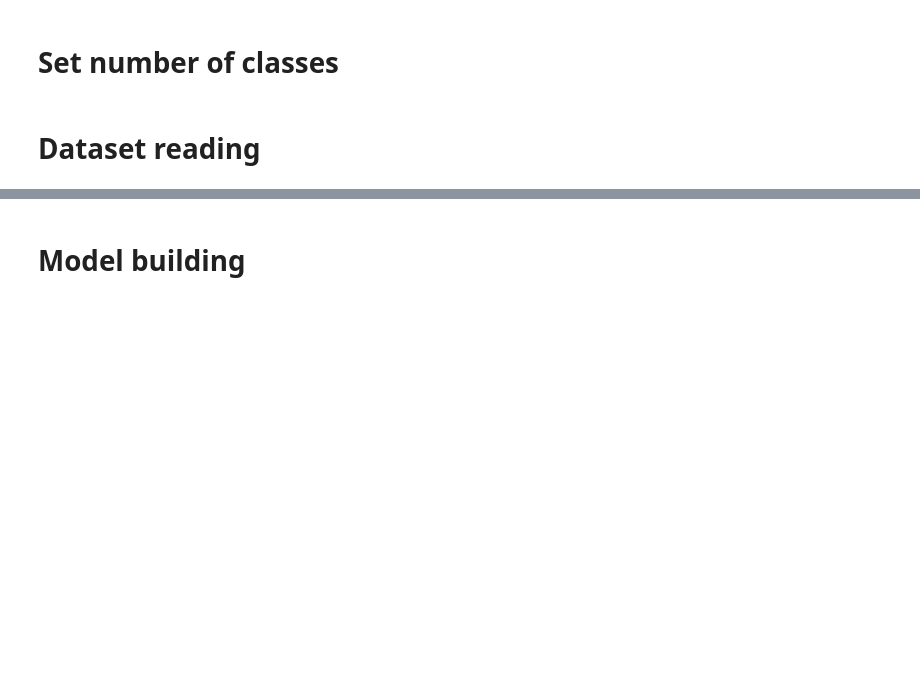
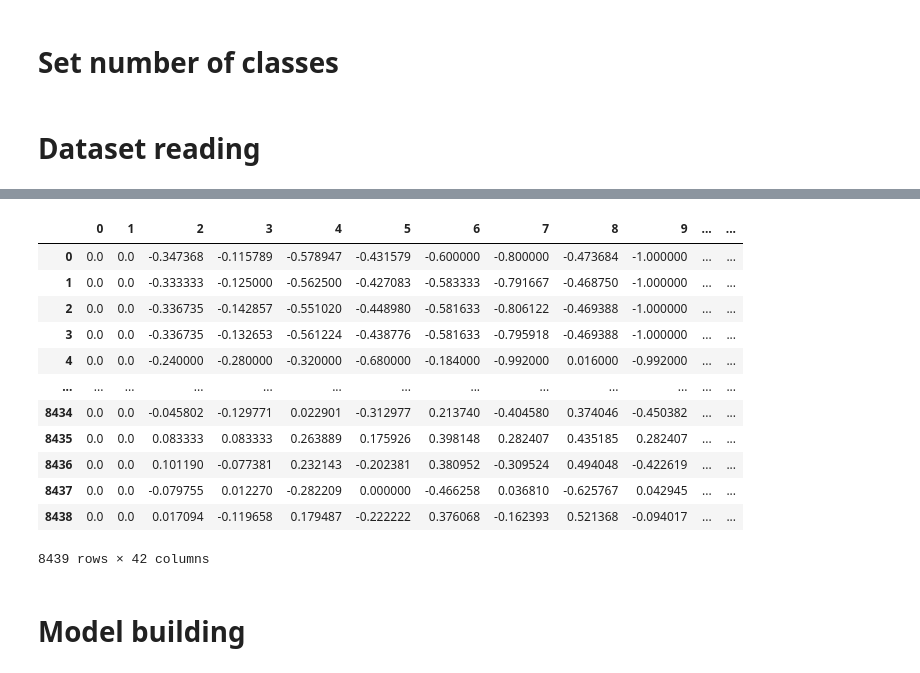
Before and after one commit to alfianp613/sibialpha-classification, a Jupyter notebook: mediapipe/keypoint_classification_EN.ipynb, the cells around one changed output, grey strips where cells are left out. Saved outputs shown, nothing was run; the diff lists cells and outputs as text; code cells hidden in the pictures; blank space fills up the shorter version.

```diff
--- a/mediapipe/keypoint_classification_EN.ipynb
+++ b/mediapipe/keypoint_classification_EN.ipynb
@@ -25,3 +46,20 @@ y_dataset = np.loadtxt(dataset, delimiter=',', dtype='int32', usecols=(0))
+# %%
+df = pd.DataFrame(X_dataset)
+df['y'] =
+# %% [output]
+|  | 0 | 1 | 2 | 3 | 4 | 5 | 6 | 7 | 8 | 9 | ... | ... |
+| 0 | 0.0 | 0.0 | -0.347368 | -0.115789 | -0.578947 | -0.431579 | -0.600000 | -0.800000 | -0.473684 | -1.000000 | ... | ... |
+| 1 | 0.0 | 0.0 | -0.333333 | -0.125000 | -0.562500 | -0.427083 | -0.583333 | -0.791667 | -0.468750 | -1.000000 | ... | ... |
+| 2 | 0.0 | 0.0 | -0.336735 | -0.142857 | -0.551020 | -0.448980 | -0.581633 | -0.806122 | -0.469388 | -1.000000 | ... | ... |
+| 3 | 0.0 | 0.0 | -0.336735 | -0.132653 | -0.561224 | -0.438776 | -0.581633 | -0.795918 | -0.469388 | -1.000000 | ... | ... |
+| 4 | 0.0 | 0.0 | -0.240000 | -0.280000 | -0.320000 | -0.680000 | -0.184000 | -0.992000 | 0.016000 | -0.992000 | ... | ... |
+| ... | ... | ... | ... | ... | ... | ... | ... | ... | ... | ... | ... | ... |
+| 8434 | 0.0 | 0.0 | -0.045802 | -0.129771 | 0.022901 | -0.312977 | 0.213740 | -0.404580 | 0.374046 | -0.450382 | ... | ... |
+| 8435 | 0.0 | 0.0 | 0.083333 | 0.083333 | 0.263889 | 0.175926 | 0.398148 | 0.282407 | 0.435185 | 0.282407 | ... | ... |
+| 8436 | 0.0 | 0.0 | 0.101190 | -0.077381 | 0.232143 | -0.202381 | 0.380952 | -0.309524 | 0.494048 | -0.422619 | ... | ... |
+| 8437 | 0.0 | 0.0 | -0.079755 | 0.012270 | -0.282209 | 0.000000 | -0.466258 | 0.036810 | -0.625767 | 0.042945 | ... | ... |
+| 8438 | 0.0 | 0.0 | 0.017094 | -0.119658 | 0.179487 | -0.222222 | 0.376068 | -0.162393 | 0.521368 | -0.094017 | ... | ... |
+8439 rows × 42 columns
 # %%
 X_train, X_test, y_train, y_test = train_test_split(X_dataset, y_dataset, train_size=0.75, random_state=RANDOM_SEED)
 # %% [markdown]
```
Also changed, not shown: parts of 2 cells of this notebook, 6 other files.
